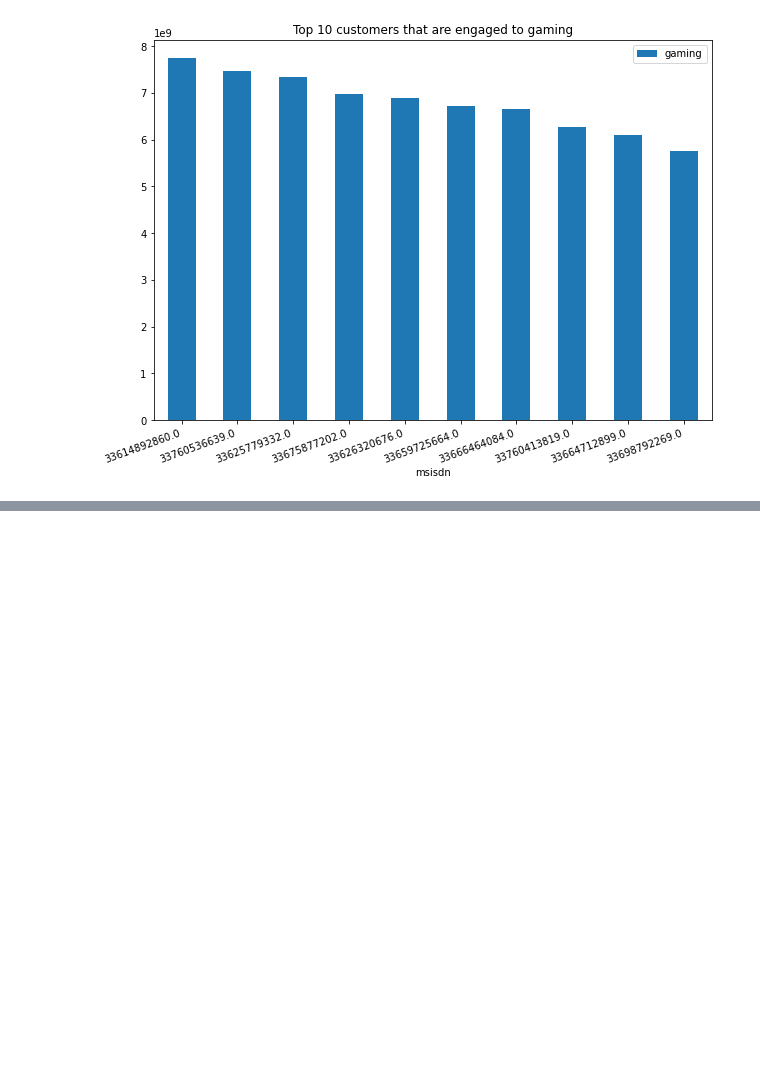
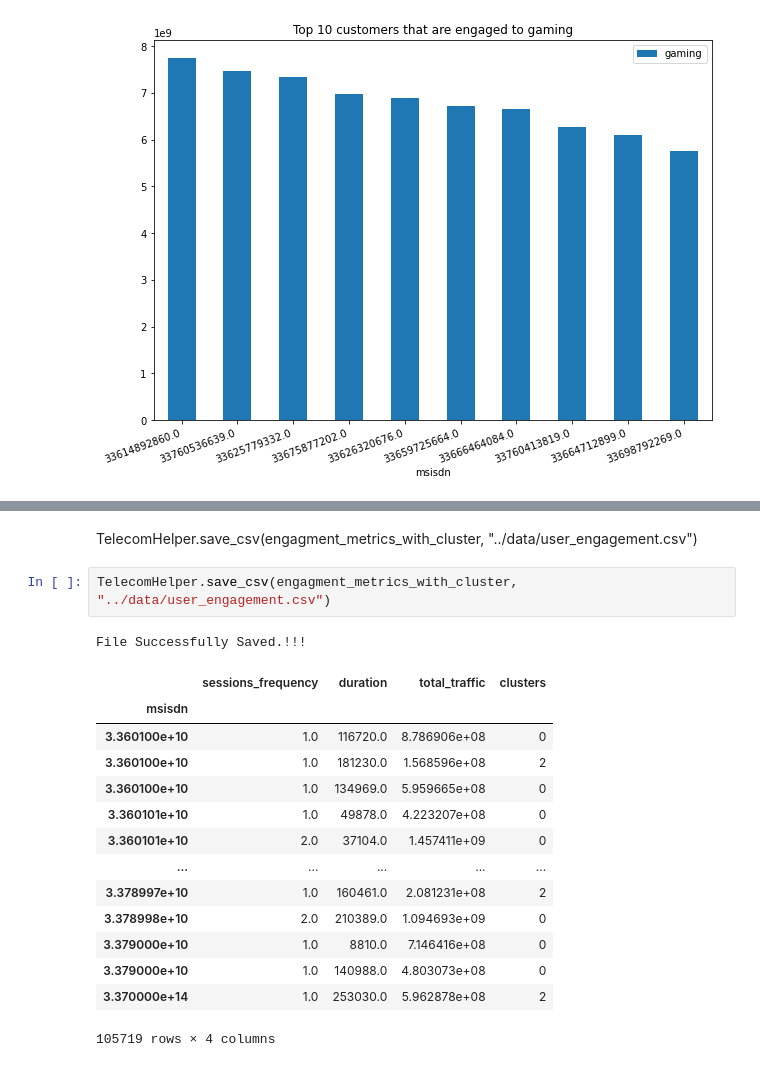
Before and after one commit to Bina-man/Telecom-Data, a Jupyter notebook: notebooks/User Engagement analysis.ipynb, the cells around one changed output, grey strips where cells are left out. Saved outputs shown, nothing was run; the diff lists cells and outputs as text; blank space fills up the shorter version.

```diff
--- a/notebooks/User Engagement analysis.ipynb
+++ b/notebooks/User Engagement analysis.ipynb
@@ -231,0 +322,20 @@ engagment_metrics_with_cluster['clusters'] = pred
+# %% [markdown]
+TelecomHelper.save_csv(engagment_metrics_with_cluster, "../data/user_engagement.csv")
+# %%
+TelecomHelper.save_csv(engagment_metrics_with_cluster, "../data/user_engagement.csv")
+# %% [output]
+File Successfully Saved.!!!
+|  | sessions_frequency | duration | total_traffic | clusters |
+| msisdn |  |  |  |  |
+| 3.360100e+10 | 1.0 | 116720.0 | 8.786906e+08 | 0 |
+| 3.360100e+10 | 1.0 | 181230.0 | 1.568596e+08 | 2 |
+| 3.360100e+10 | 1.0 | 134969.0 | 5.959665e+08 | 0 |
+| 3.360101e+10 | 1.0 | 49878.0 | 4.223207e+08 | 0 |
+| 3.360101e+10 | 2.0 | 37104.0 | 1.457411e+09 | 0 |
+| ... | ... | ... | ... | ... |
+| 3.378997e+10 | 1.0 | 160461.0 | 2.081231e+08 | 2 |
+| 3.378998e+10 | 2.0 | 210389.0 | 1.094693e+09 | 0 |
+| 3.379000e+10 | 1.0 | 8810.0 | 7.146416e+08 | 0 |
+| 3.379000e+10 | 1.0 | 140988.0 | 4.803073e+08 | 0 |
+| 3.370000e+14 | 1.0 | 253030.0 | 5.962878e+08 | 2 |
+105719 rows × 4 columns
```
Also changed, not shown: parts of 8 cells of this notebook, 1 other file.
